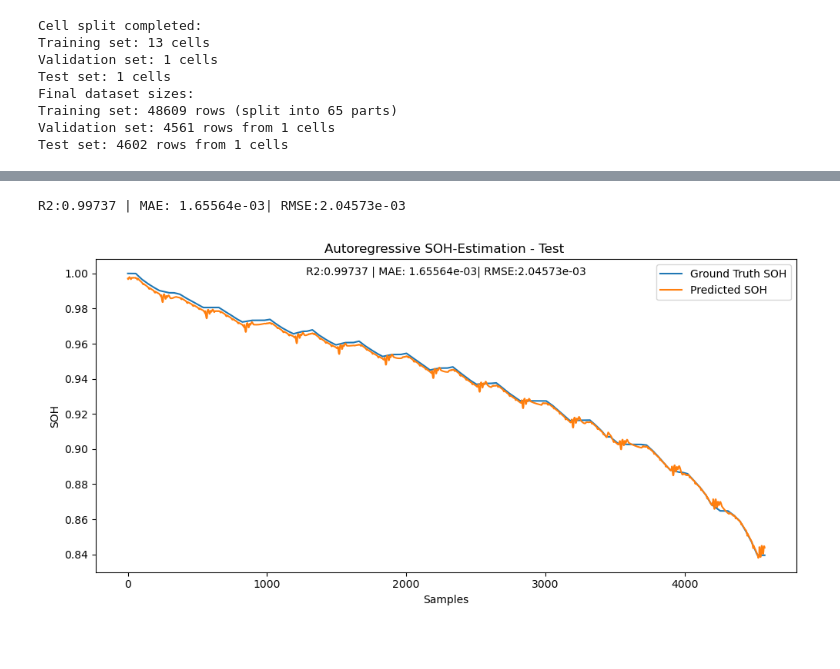
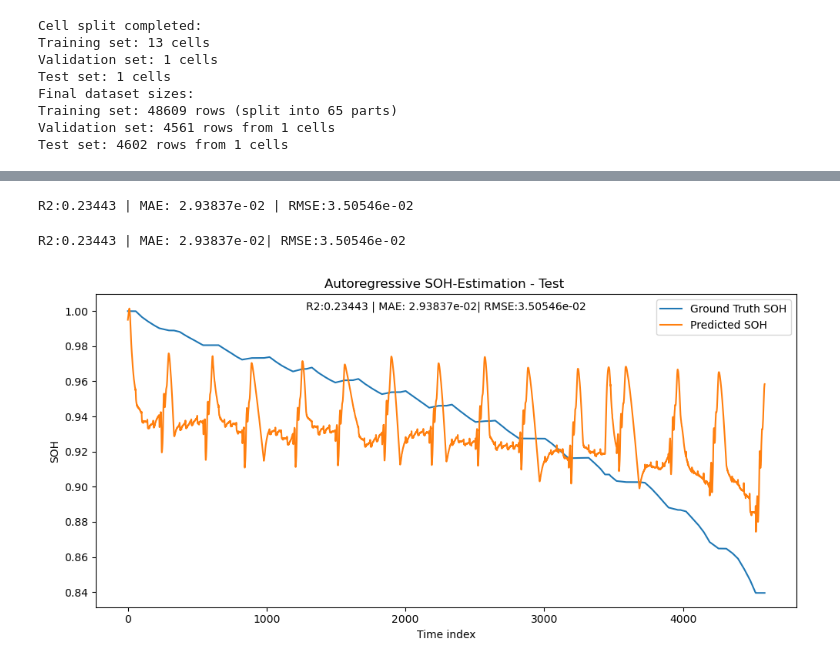
Before and after one commit to zzhuqshun/Thesis, a Jupyter notebook: 04_NNs/model.ipynb, the cells around one changed output, grey strips where cells are left out. Cells and saved outputs as stored; diff of their text form; code cells hidden in the pictures.

Commit message:
train/val mini-batch test single pass
teacher forcing not working with SOH

save scheduled sampling model

try soc prediction using 25%, use tf as soc approach.

```diff
--- a/04_NNs/model.ipynb
+++ b/04_NNs/model.ipynb
@@ -250,6 +257,0 @@ def train_model(model, criterion, optimizer, train_loader, val_loader, num_epoch
-# %%
-model = LSTMSOH(input_dim=4, hidden_dim=80, num_layers=5, dropout=0.5).type(torch.float32).to(device)
-optimizer = optim.Adam(model.parameters(), lr= 1.4296450393279462e-05, weight_decay=0.00012)
-criterion = nn.MSELoss()
-history, best_state = train_model(model, criterion, optimizer, train_loader, val_loader, num_epochs=100, patience=15)
-torch.save(best_state, "best_model.pth")
@@ -366,16 +356,69 @@ R2:0.99737 | MAE: 1.65564e-03| RMSE:2.04573e-03
+# %%
+# predict_autoregressive
+def evaluate_singlepass(model, df, seq_len=24):
+    model.eval()
+    data_array = df[['SOH_ZHU', 'Current[A]', 'Voltage[V]', 'Temperature[°C]']].values.copy()
+    preds = np.full(len(data_array), np.nan)
+
+    with torch.no_grad():
+        for i in range(seq_len, len(data_array)):
+            input_seq = data_array[i - seq_len : i]  # shape (seq_len, 3)
+            x_t = torch.tensor(input_seq, dtype=torch.float32).unsqueeze(0).to(device)
+            pred_soc = model(x_t).item()
+            preds[i] = pred_soc
+            # Schreibe den SOC ins "SOC-ZHU"-Feld (Spalte 2) zurück,
+            # damit es beim nächsten Schritt als Input dient
+            data_array[i, 0] = pred_soc
+
+    return preds
+
+model_path = r'E:\00_Thesis\04_NNs\Results\LSTM\C,V,T\02\best_model.pth'
+# model_path = 'best_model.pth'
+# model = LSTMSOH(input_dim=4,hidden_dim=80,num_layers=5,dropout=0.5).to(device)
+# model.load_state_dict(torch.load(model_path))
+all_preds = evaluate_singlepass(model, test_scaled, seq_len=13)
+all_targets = test_scaled['SOH_ZHU'].values
+
+valid_preds = all_preds[13:]
+valid_targets = all_targets[13:]
+
+r2 = r2_score(valid_targets, valid_preds)
+mae = mean_absolute_error(valid_targets, valid_preds)
+rmse = np.sqrt(mean_squared_error(valid_targets, valid_preds))
+
+print(f"R2:{r2:.5f} | MAE: {mae:.5e} | RMSE:{rmse:.5e}")
+
+
+
+# #Load best model
+# # model_path = r'E:\00_Thesis\04_NNs\Results\LSTM\C,V,T\00\best_model.pth'
+# model_path = 'best_model.pth'
+# model = LSTMSOH(input_dim=4,hidden_dim=128,num_layers=2,dropout=0.2).to(device)
+# model.load_state_dict(torch.load(model_path))
+
+# seed_len = 24
+# pred_len = 1
+# batch_size = 16
+
+# test_dataset = SequenceDataset(test_scaled, seed_len=seed_len, pred_len=pred_len)
+# test_loader = DataLoader(test_dataset, batch_size=batch_size, shuffle=False, drop_last=True)
+
+# all_preds, all_targets, r2, mae, rmse = evaluate_model(model, test_loader)
+# %% [output]
+R2:0.23443 | MAE: 2.93837e-02 | RMSE:3.50546e-02
 # %%
 plt.figure(figsize=(10, 5))
-plt.plot(all_targets[:, 0], label="Ground Truth SOH")
-plt.plot(all_preds[:, 0], label="Predicted SOH")
+plt.plot(valid_targets, label="Ground Truth SOH")
+plt.plot(valid_preds, label="Predicted SOH")
 plt.title("Autoregressive SOH-Estimation - Test ")
 plt.text(0.5, 0.95, f"R2:{r2:.5f} | MAE: {mae:.5e}| RMSE:{rmse:.5e}",
          horizontalalignment='center', transform=plt.gca().transAxes)
 print(f"R2:{r2:.5f} | MAE: {mae:.5e}| RMSE:{rmse:.5e}")
-plt.xlabel("Samples")
+plt.xlabel("Time index")
 plt.ylabel("SOH")
 plt.legend()
 plt.tight_layout()
 plt.show()
 # %% [output]
-R2:0.99737 | MAE: 1.65564e-03| RMSE:2.04573e-03
+R2:0.23443 | MAE: 2.93837e-02| RMSE:3.50546e-02
-[figure, old version]
+[figure, new version]
```
Also changed, not shown: parts of 8 cells of this notebook, 3 other files.
